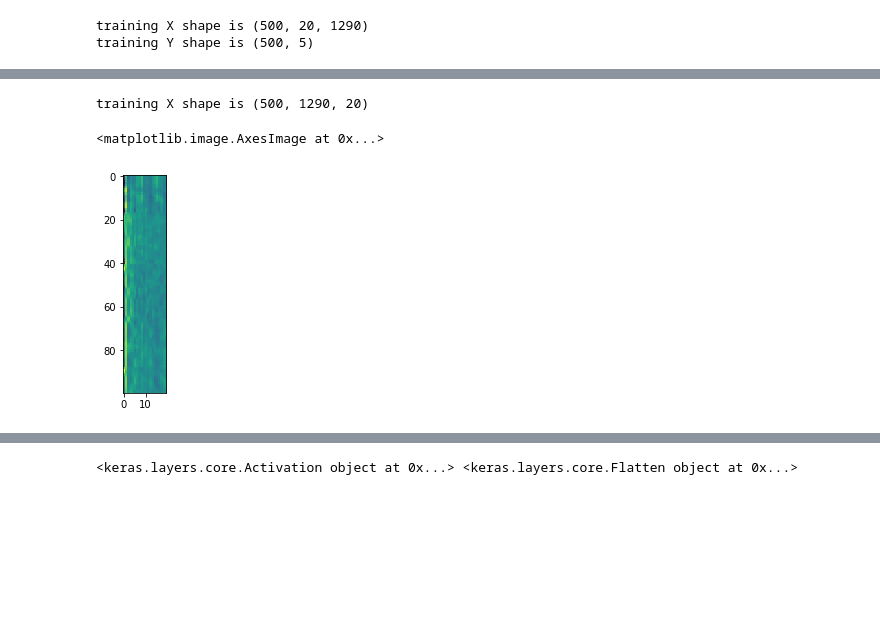
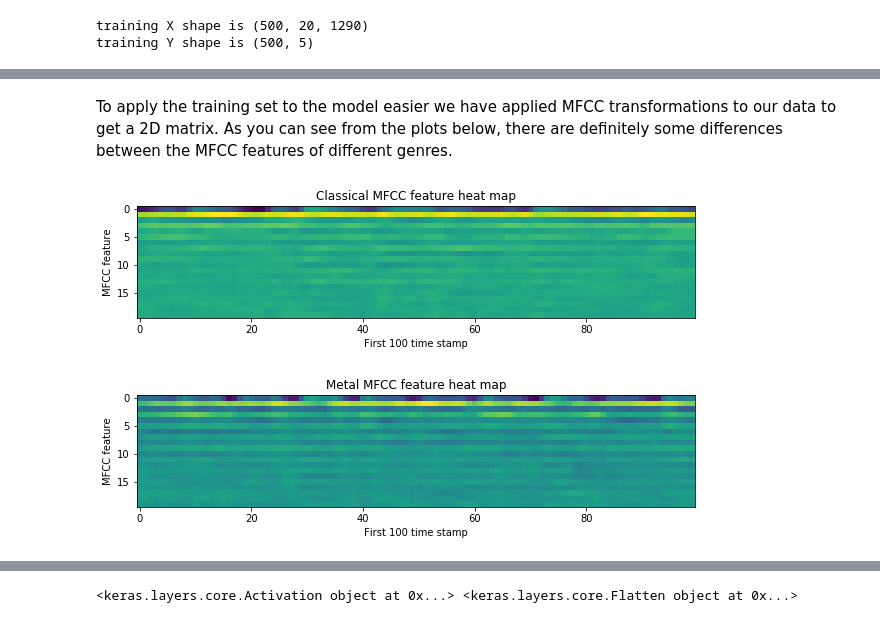
Before and after one commit to LithiumH/CS229-Music-Classification, a Jupyter notebook: Haojun_CNN_au.ipynb, the cells around one changed output, grey strips where cells are left out. Cells and saved outputs as stored; diff of their text form; code cells hidden in the pictures; blank space fills up the shorter version.

```diff
--- a/Haojun_CNN_au.ipynb
+++ b/Haojun_CNN_au.ipynb
@@ -48,8 +48,22 @@ plt.imshow(X[0][:, :100])
-# %%
-X2 = np.transpose(X, (0, 2, 1))
-print("training X shape is {0}".format(X2.shape))
-plt.imshow(X2[0][:100, :])
-# %% [output]
-training X shape is (500, 1290, 20)
-<matplotlib.image.AxesImage at 0x...>
-[figure, removed]
+# %% [markdown]
+To apply the training set to the model easier we have applied MFCC transformations to our data to get a 2D matrix. As you can see from the plots below, there are definitely some differences between the MFCC features of different genres.
+# %%
+# (0-100) - classical. (200-300) - metal
+plt.figure(figsize=(10, 4))
+plt.imshow(X[0][:, :100])
+plt.xlabel('First 100 time stamp')
+plt.ylabel('MFCC feature')
+plt.title('Classical MFCC feature heat map')
+plt.savefig('plots/classical_mfcc.png')
+# %% [output]
+[figure, added]
+# %%
+# (0-100) - classical. (200-300) - metal
+plt.figure(figsize=(10, 4))
+plt.imshow(X[200][:, :100])
+plt.xlabel('First 100 time stamp')
+plt.ylabel('MFCC feature')
+plt.title('Metal MFCC feature heat map')
+plt.savefig('plots/metal_mfcc.png')
+# %% [output]
+[figure, added]
```
Also changed, not shown: parts of 61 cells of this notebook, 28 other files.
